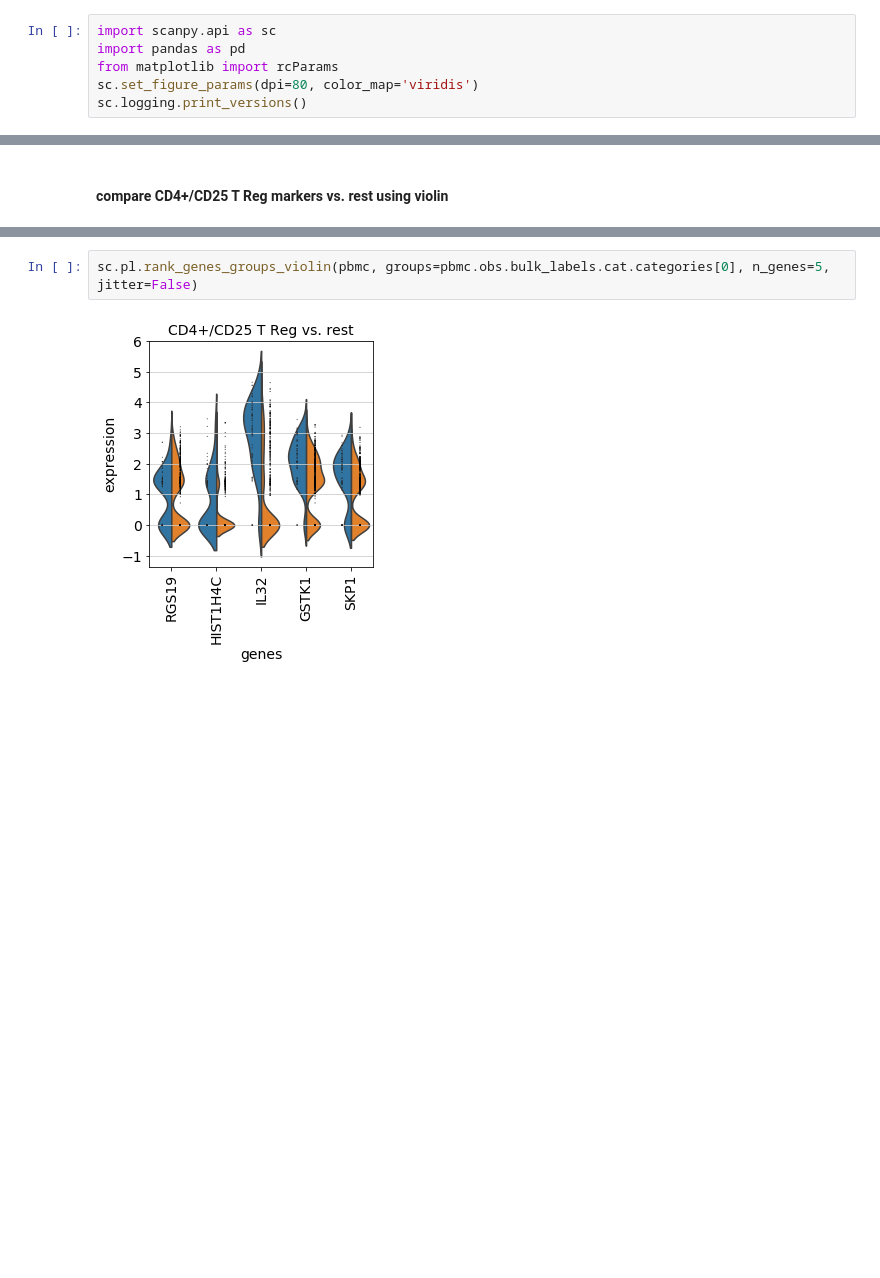
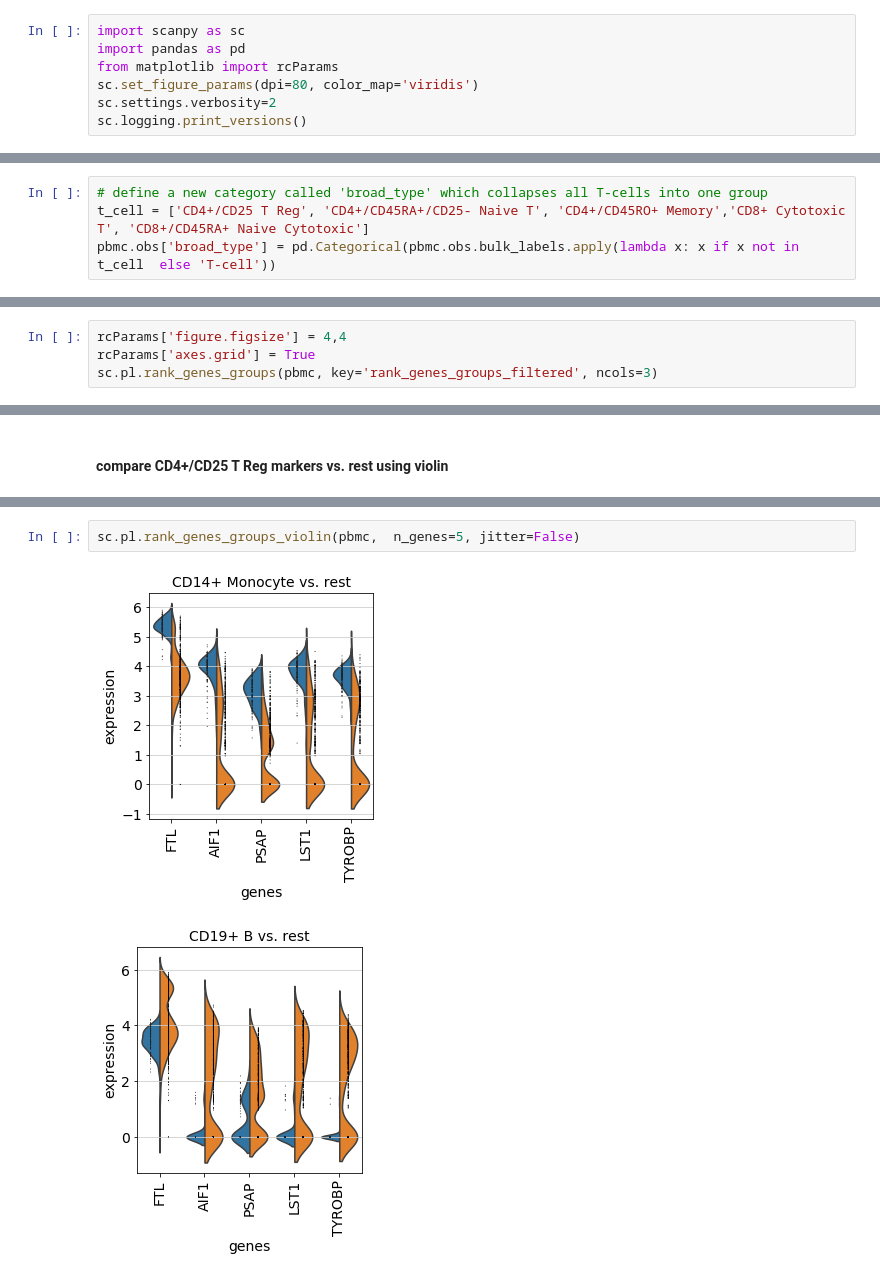
Before and after one commit to scverse/scanpy_usage, a Jupyter notebook: 181126_examples_visualizations/visualization_examples.ipynb, the cells around one changed output, grey strips where cells are left out. Drawn from its saved outputs; the diff is of its cells as text; blank space fills up the shorter version.

Commit message:
updated visualization examples

```diff
--- a/181126_examples_visualizations/visualization_examples.ipynb
+++ b/181126_examples_visualizations/visualization_examples.ipynb
@@ -3,9 +3,10 @@
 
 This notebook gives an example of some of the visualization methods available in scanpy.
 # %%
-import scanpy.api as sc
+import scanpy as sc
 import pandas as pd
 from matplotlib import rcParams
 sc.set_figure_params(dpi=80, color_map='viridis')
+sc.settings.verbosity=2
 sc.logging.print_versions()
 # %% [output]
@@ -200,0 +240,4 @@ sc.pl.rank_genes_groups_tracksplot(ad, n_genes=3)
+# %%
+# define a new category called 'broad_type' which collapses all T-cells into one group
+t_cell = ['CD4+/CD25 T Reg', 'CD4+/CD45RA+/CD25- Naive T', 'CD4+/CD45RO+ Memory','CD8+ Cytotoxic T', 'CD8+/CD45RA+ Naive Cytotoxic']
+pbmc.obs['broad_type'] = pd.Categorical(pbmc.obs.bulk_labels.apply(lambda x: x if x not in t_cell  else 'T-cell'))
@@ -200,0 +254,4 @@ sc.pl.rank_genes_groups_tracksplot(ad, n_genes=3)
+# %%
+rcParams['figure.figsize'] = 4,4
+rcParams['axes.grid'] = True
+sc.pl.rank_genes_groups(pbmc, key='rank_genes_groups_filtered', ncols=3)
@@ -203,4 +301,5 @@ sc.pl.rank_genes_groups_tracksplot(ad, n_genes=3)
 # %%
-sc.pl.rank_genes_groups_violin(pbmc, groups=pbmc.obs.bulk_labels.cat.categories[0], n_genes=5, jitter=False)
+sc.pl.rank_genes_groups_violin(pbmc,  n_genes=5, jitter=False)
 # %% [output]
-[figure, old version]
+[figure, new version]
+[figure, added]
```
Also changed, not shown: parts of 54 cells of this notebook.
